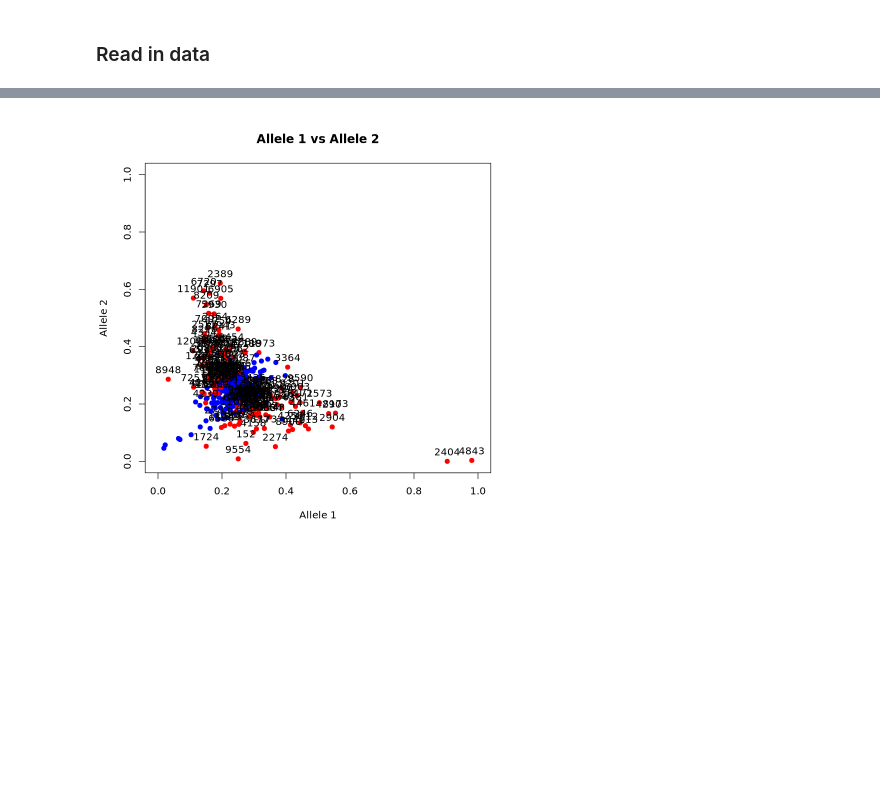
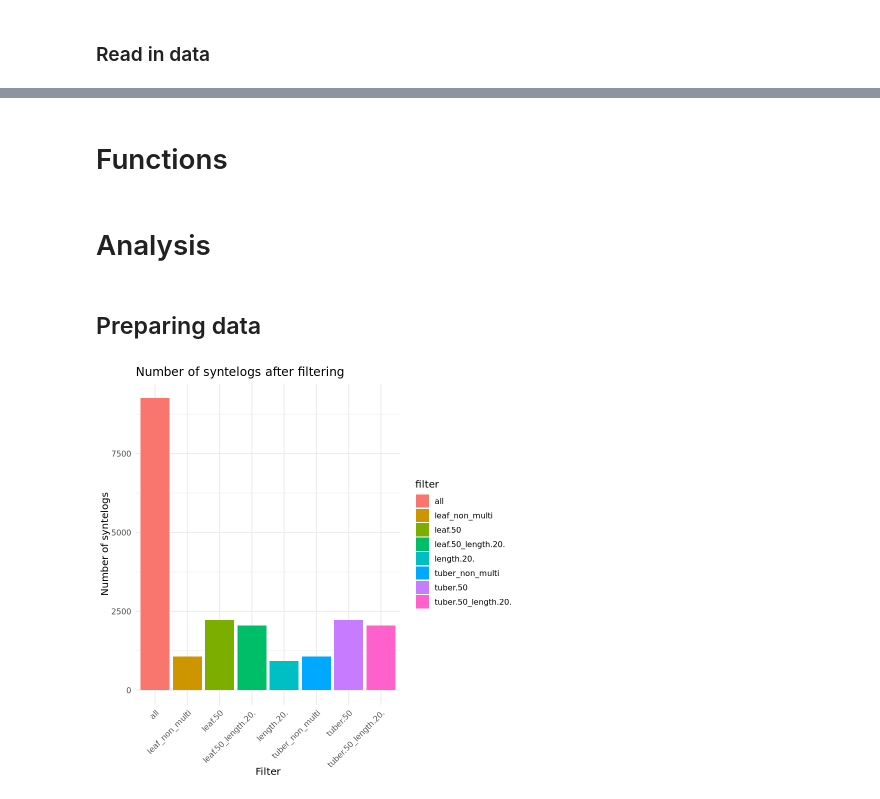
Before and after one commit to nadjano/polyploid-allele-exp, a Jupyter notebook: scripts/investigate_cis_AI.ipynb, the cells around one changed output, grey strips where cells are left out. Cells and saved outputs as stored; diff of their text form; code cells hidden in the pictures; blank space fills up the shorter version.

```diff
--- a/scripts/investigate_cis_AI.ipynb
+++ b/scripts/investigate_cis_AI.ipynb
@@ -267,9 +2,0 @@ Done.
-# %%
-results_df$p_adj = p.adjust(results_df$p_value, method = "fdr")
-# add a column for significant genes werhe p_adj < 0.005
-results_df$significant = ifelse(results_df$p_adj < 0.005 & abs(results_df$mean_group1 - results_df$mean_group2) > 0.2), "red", "blue")
-plot(results_df$mean_group1, results_df$mean_group2, xlab = "Allele 1", ylab = "Allele 2", main = "Allele 1 vs Allele 2",  col = results_df$significant, pch = 19, ylim = c(0,1), xlim = c(0,1))
-# label the points that are red
-text(results_df$mean_group1[results_df$significant == "red"], results_df$mean_group2[results_df$significant == "red"], labels = results_df$Synt_id[results_df$significant == "red"], pos = 3)
-# %% [output]
-[figure, removed]
@@ -275,0 +17,2 @@ text(results_df$mean_group1[results_df$significant == "red"], results_df$mean_gr
+# %% [markdown]
+# Functions
@@ -275,0 +264,58 @@ text(results_df$mean_group1[results_df$significant == "red"], results_df$mean_gr
+# %% [markdown]
+# Analysis
+# %% [markdown]
+## Preparing data
+# %%
+raw_counts = "/DKED/scratch/nadjafn/Atlantic_ASE/nf-potato-ase/results/04_ALLELECOUNTS/Synt_counts_all.tsv"
+info = "/DKED/scratch/nadjafn/Atlantic_ASE/nf-potato-ase/results/04_ALLELECOUNTS/Synt_counts_with_info.tsv"
+
+# read in tabel with raw counts
+raw_counts = read.table(raw_counts, header = TRUE, sep = "\t")
+# normalize the raw counts by the library size
+info = read.table(info, header = TRUE, sep = "\t")
+# merge the two tables on the column "Synt_id"
+raw_counts = merge(raw_counts, info, by = "Synt_id")
+# set synt_id as rownames
+rownames(raw_counts) = raw_counts$Synt_id
+# remove the column "Synt_id"
+raw_counts = raw_counts[,-1]
+# replaace NA values with 0
+raw_counts[is.na(raw_counts)] = 0
+# filter the genes that have length_category == more_20%_difference and mulitmapping_tag = mulitmapping
+#raw_counts_filter = raw_counts[raw_counts$multi_ratio <= 0.05,]
+#raw_counts_filter = raw_counts[raw_counts$length_category != "more_20%_difference" & raw_counts$multi_ratio <= 0.10,]
+# get the sample columns starting with SRR
+sample_columns = colnames(raw_counts)[grep("SRR", colnames(raw_counts))]
+# filter for synts that have at least 10 counts for each allele
+#raw_counts_filter = raw_counts_filter[rowSums(raw_counts_filter[,allele_1]) > 10 & rowSums(raw_counts_filter[,allele_2]) > 10 & rowSums(raw_counts_filter[,allele_3]) > 10 & rowSums(raw_counts_filter[,allele_4]) > 10,]
+leaf_samples = colnames(raw_counts)[grep("leaf", colnames(raw_counts))]
+tuber_samples = colnames(raw_counts)[grep("tuber", colnames(raw_counts))]
+
+# get the number of syntelogs that have at least 50 counts in the tuber samples
+syntelogs_leaf_50 = raw_counts[rowSums(raw_counts[,leaf_samples]) >= 100 & rowSums(raw_counts[,tuber_samples]) >= 100,]
+syntelogs_tuber_50 = raw_counts[rowSums(raw_counts[,tuber_samples]) >= 100 & rowSums(raw_counts[,leaf_samples]) >= 100,]
+
+# get the synt ids with large difference in length
+syntelogs_length = raw_counts[raw_counts$length_category == "more_20%_difference",]
+syntelogs_tuber_50_length_20diff = syntelogs_tuber_50[syntelogs_tuber_50$length_category != "more_20%_difference",]
+syntelogs_leaf_50_length_20diff = syntelogs_leaf_50[syntelogs_leaf_50$length_category != "more_20%_difference",]
+
+syntelogs_tuber_50_non_multi = syntelogs_tuber_50_length_20diff[syntelogs_tuber_50_length_20diff$multi_ratio < 0.25,][tuber_samples]
+syntelogs_leaf_50_non_multi = syntelogs_leaf_50_length_20diff[syntelogs_leaf_50_length_20diff$multi_ratio < 0.25,][leaf_samples]
+
+
+# make a dataframe for the number of syntelogs that are left after the filtering steps
+syntelogs = data.frame("all" = nrow(info), "leaf>50" = nrow(syntelogs_leaf_50), "tuber>50" = nrow(syntelogs_tuber_50), "leaf_non_multi" = nrow(syntelogs_leaf_50_non_multi), "tuber_non_multi" = nrow(syntelogs_tuber_50_non_multi), "length>20%" = nrow(syntelogs_length), "tuber>50_length>20%" = nrow(syntelogs_tuber_50_length_20diff), "leaf>50_length>20%" = nrow(syntelogs_leaf_50_length_20diff))
+
+# make a barplot of the number of syntelogs that are left after the filtering steps
+syntelogs = syntelogs %>% gather(key = "filter", value = "number")
+ggplot(syntelogs, aes(x = filter, y = number, fill = filter)) + geom_bar(stat = "identity") + theme_minimal() + theme(axis.text.x = element_text(angle = 45, hjust = 1)) + labs(title = "Number of syntelogs after filtering", x = "Filter", y = "Number of syntelogs")
+
+
+# no filtering !!!!
+#
+
+# syntelogs_leaf_50_non_multi = syntelogs_leaf_50_length_20diff[leaf_samples]
+# syntelogs_tuber_50_non_multi = syntelogs_tuber_50_length_20diff[tuber_samples]
+# %% [output]
+[figure, added]
```
Also changed, not shown: parts of 45 cells of this notebook, 15 other files.
